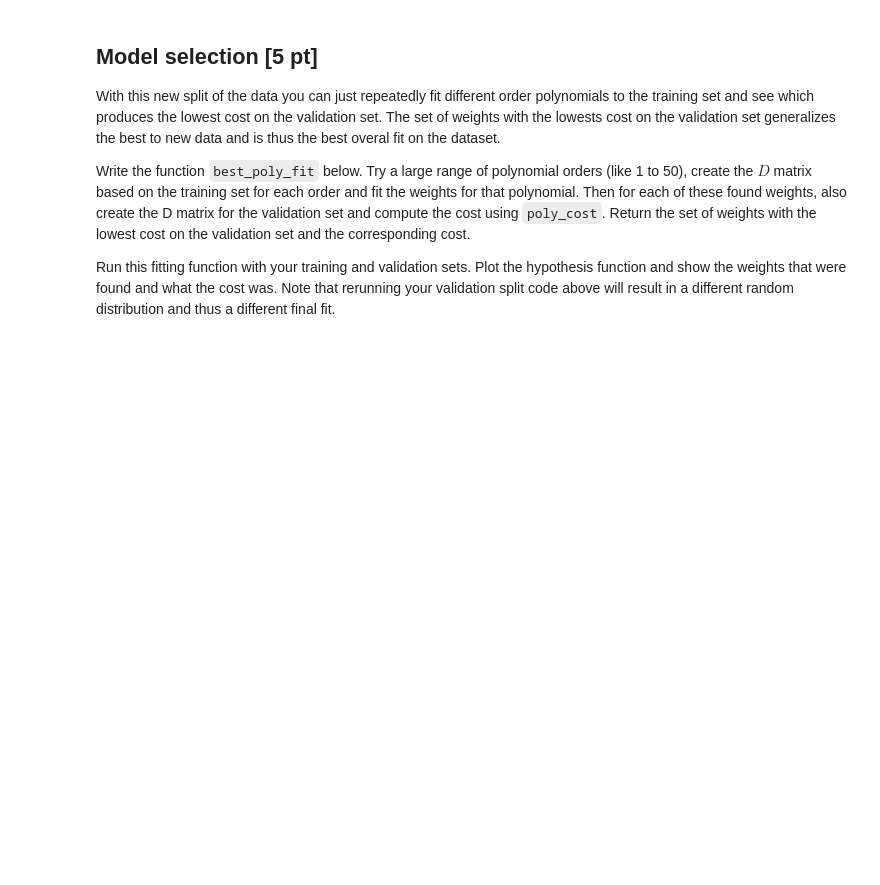
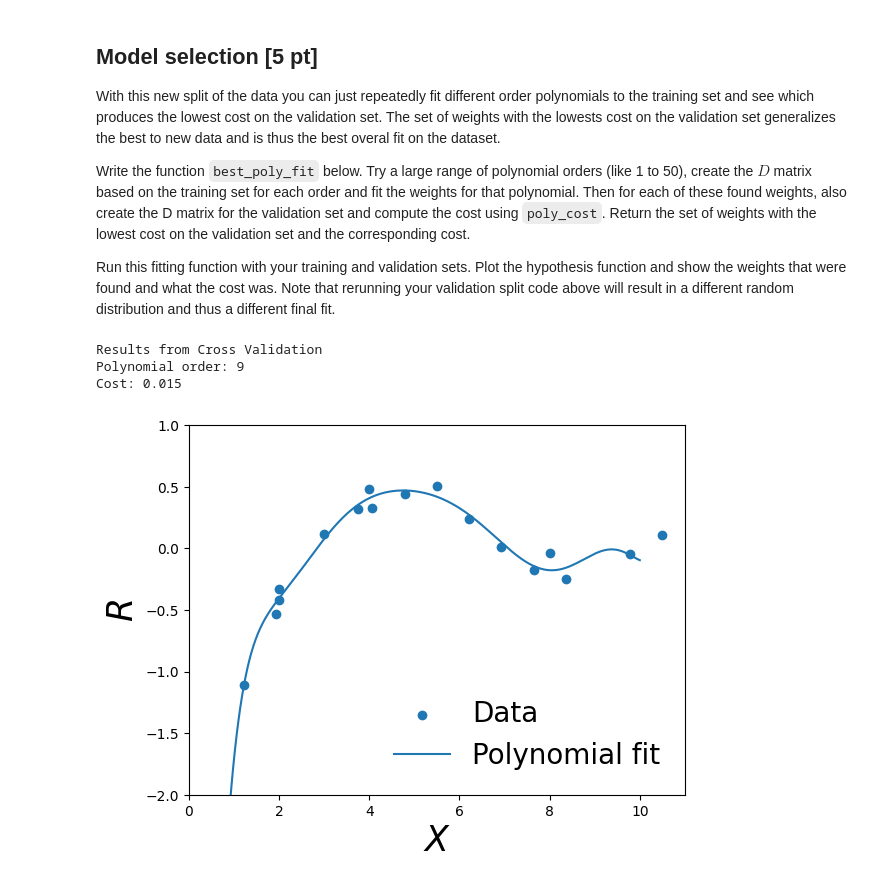
Before and after one commit to Joostmaghetweten/test, a Jupyter notebook: Assignment_1_CodeGrade_V2.ipynb, the cells around one changed output. Drawn from its saved outputs; the diff is of its cells as text; code cells hidden in the pictures; blank space fills up the shorter version.

```diff
--- a/Assignment_1_CodeGrade_V2.ipynb
+++ b/Assignment_1_CodeGrade_V2.ipynb
@@ -539,7 +557,19 @@ def validation_split(data, ratio, seed):
     # NOTE: Make sure to use the newer RNG Generators from Numpy to pass the autotests!
     """
     # YOUR SOLUTION HERE
-    raise NotImplementedError
+    rng = np.random.default_rng(seed)
+
+    shuffled = rng.permutation(data)
+
+    split_index = int(len(shuffled) * ratio)
+
+    train_data = shuffled[:split_index]
+    valid_data = shuffled[split_index:]
+
+    x_train, r_train = split_X_r(train_data)
+    x_valid, r_valid = split_X_r(valid_data)
+    return (x_train, r_train), (x_valid, r_valid)
+
 
 # NOTE: Use the RANDOM_SEED defined at the top of the file to shuffle the data.
 (x_train, r_train), (x_valid, r_valid) = validation_split(points, 0.6, RANDOM_SEED)
@@ -554,25 +584,43 @@ Run this fitting function with your training and validation sets. Plot the hypot
 # %%
 def best_poly_fit(train_x, train_r, val_x, val_r, max_K=50):
     """
     Computes the best fit for the polynomial model.
 
     Input:
     train_x - The training input.
     train_r - The target input associated with the training input.
     val_x - The validation data associated with the input.
     val_r - The targets from the validation data associated with the input.
     max_K - The highest order of polynomial that will be checked.
 
     Output:
     - The weight vector, total cost & order of polynomial corresponding to the best fit.
     """
     # YOUR SOLUTION HERE
-    raise NotImplementedError
+    best_cost = np.inf
+    best_w = None
+    best_K = None
+    for K in range(1, max_K + 1):
+
+        w = poly_fit(train_x, train_r, K)
+        cost = poly_cost(w, val_x, val_r)
+
+        if cost < best_cost:
+            best_cost = cost
+            best_w = w
+            best_K = K
+
+    return best_w, best_cost, best_K
 
 
 w, cost, K = best_poly_fit(x_train, r_train, x_valid, r_valid)
 
 print("Results from Cross Validation")
 print("Polynomial order: %d" %(K))
 print("Cost: %.3f" %(cost))
 poly_plot(w, x_train, r_train)
+# %% [output]
+Results from Cross Validation
+Polynomial order: 9
+Cost: 0.015
+[figure, added]
```
Also changed, not shown: parts of 5 cells of this notebook.
